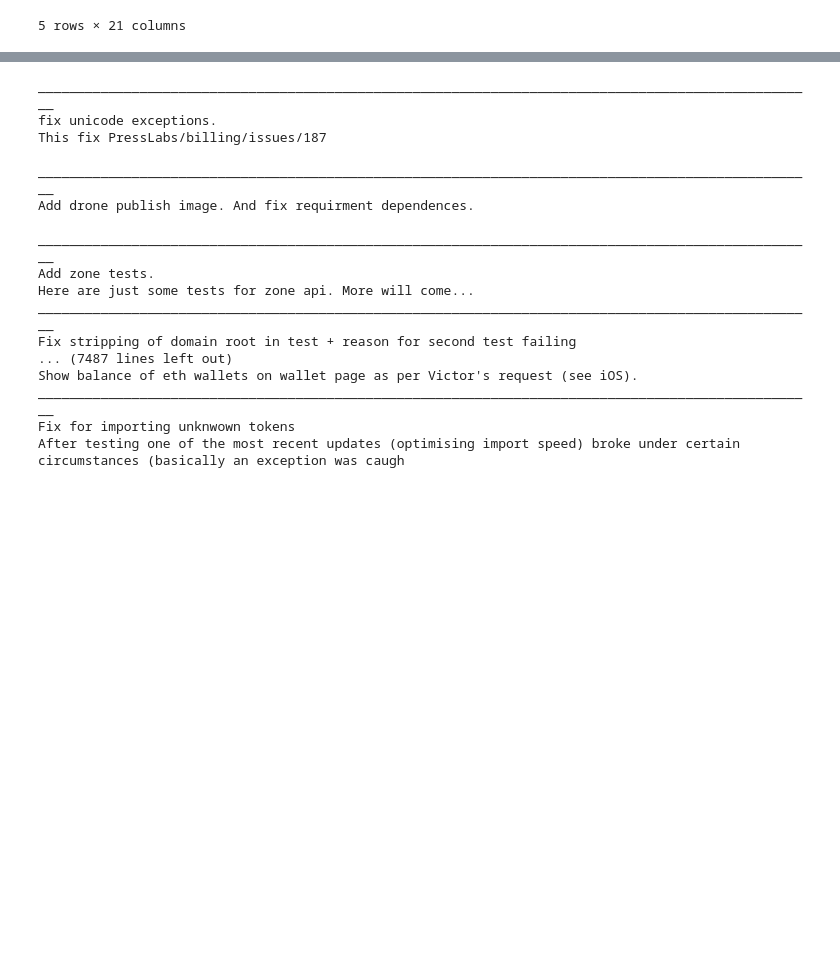
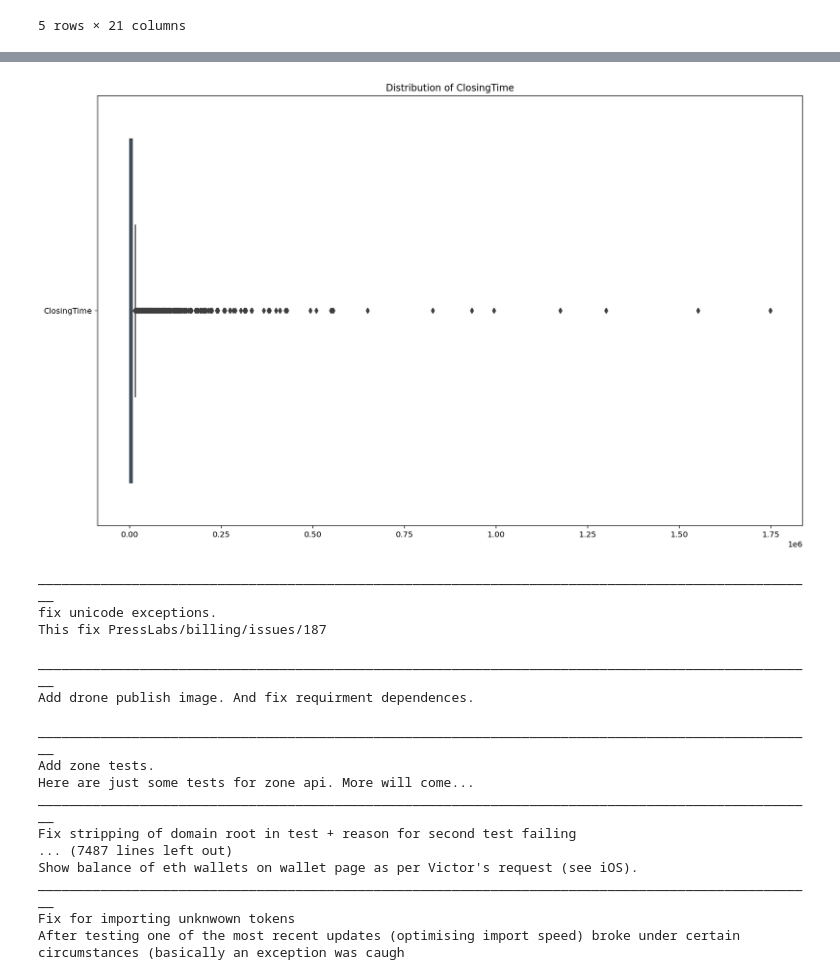
Before and after one commit to TiredFalcon/readse-pull-requests, a Jupyter notebook: Get_PRs_Texts_And_Clean.ipynb, the cells around one changed output, grey strips where cells are left out. Saved outputs shown, nothing was run; the diff lists cells and outputs as text; code cells hidden in the pictures; blank space fills up the shorter version.

```diff
--- a/Get_PRs_Texts_And_Clean.ipynb
+++ b/Get_PRs_Texts_And_Clean.ipynb
@@ -140,3 +140,7 @@ textlen_distribution(textlen_df, 'Distribution of raw PR text length')
+# %%
+distribution_of_col(textlen_df, 'ClosingTime')
+# %% [output]
+[figure, added]
 # %%
 def remove_outliers(_df: pd.DataFrame, cols: List[str], use_zscore: bool = False) -> pd.DataFrame:
     def remove_outliers_col(___df: pd.DataFrame, col: str, use_zscore: bool = False) -> pd.DataFrame:
```
Also changed, not shown: parts of 5 cells of this notebook, 2 other files.
